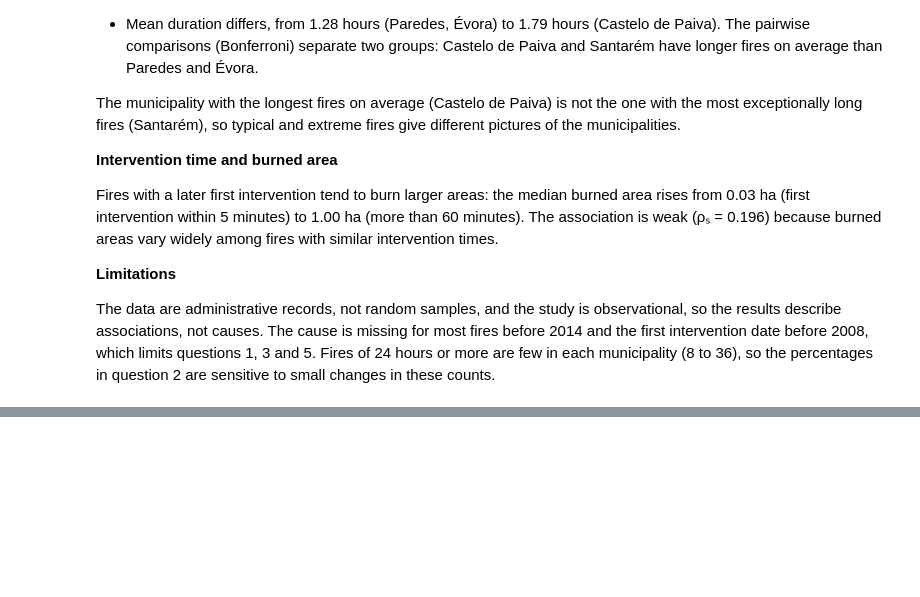
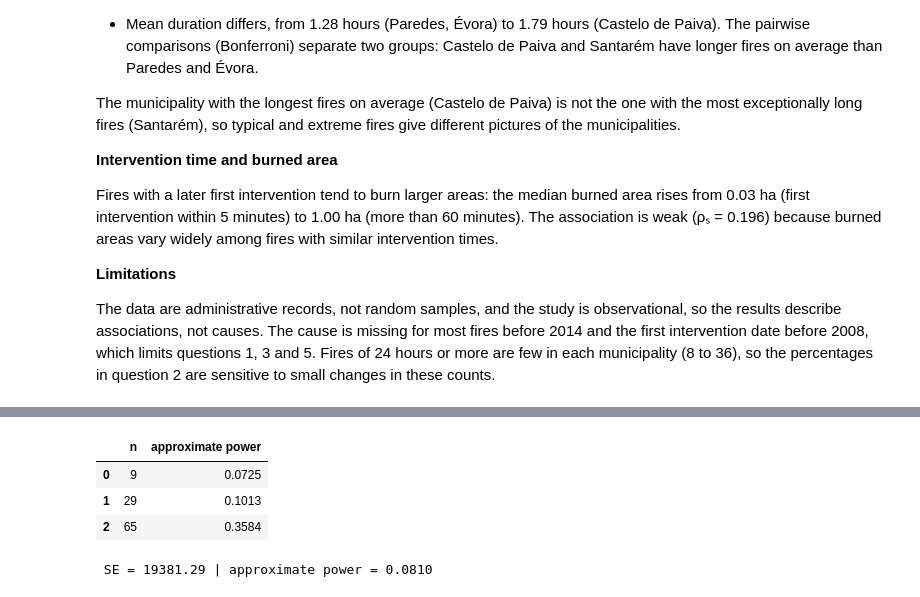
Before and after one commit to KevinSalgado/Statistics_Project, a Jupyter notebook: Data_Preparation_and_Visualization.ipynb, the cells around one changed output, grey strips where cells are left out. Saved outputs shown, nothing was run; the diff lists cells and outputs as text; code cells hidden in the pictures; blank space fills up the shorter version.

```diff
--- a/Data_Preparation_and_Visualization.ipynb
+++ b/Data_Preparation_and_Visualization.ipynb
@@ -2316,0 +2510,43 @@ are sensitive to small changes in these counts.
+# %%
+#POWER ONLY FOR TWO MEANS
+
+assert analysis == "means"
+
+#true_difference must have the sign of HA ('greater' -> positive, 'less' -> negative)
+
+true_difference = 10000  # CHANGE according to the true values (group1 - group2)
+power_rows = []
+for size, pair, a, b in samples:
+    if pair != 1:  #just one of each
+        continue
+
+    x, y = a[value_col].to_numpy(), b[value_col].to_numpy()
+    se = np.sqrt(x.var(ddof=1)/len(x) + y.var(ddof=1)/len(y))
+    if alternative == "greater":
+        power = norm.sf(norm.ppf(1-alpha) - true_difference/se)
+    elif alternative == "less":
+        power = norm.cdf(norm.ppf(alpha) - true_difference/se)
+    else:
+        zcrit = norm.ppf(1-alpha/2)
+        power = norm.sf(zcrit-true_difference/se) + norm.cdf(-zcrit-true_difference/se)
+    power_rows.append((size, power))
+display(pd.DataFrame(power_rows, columns=["n", "approximate power"]).round(4))
+
+
+# Power for the test in given summary statistics
+s1, n1, s2, n2 = 52236, 9, 30691, 13
+se = np.sqrt(s1**2 / n1 + s2**2 / n2)
+if alternative == "greater":
+    power = norm.sf(norm.ppf(1-alpha) - true_difference/se)
+elif alternative == "less":
+    power = norm.cdf(norm.ppf(alpha) - true_difference/se)
+else:
+    zcrit = norm.ppf(1-alpha/2)
+    power = norm.sf(zcrit-true_difference/se) + norm.cdf(-zcrit-true_difference/se)
+print(f" SE = {se:.2f} | approximate power = {power:.4f}")
+# %% [output]
+|  | n | approximate power |
+| 0 | 9 | 0.0725 |
+| 1 | 29 | 0.1013 |
+| 2 | 65 | 0.3584 |
+ SE = 19381.29 | approximate power = 0.0810
```
Also changed, not shown: parts of 8 cells of this notebook, 1 other file.
